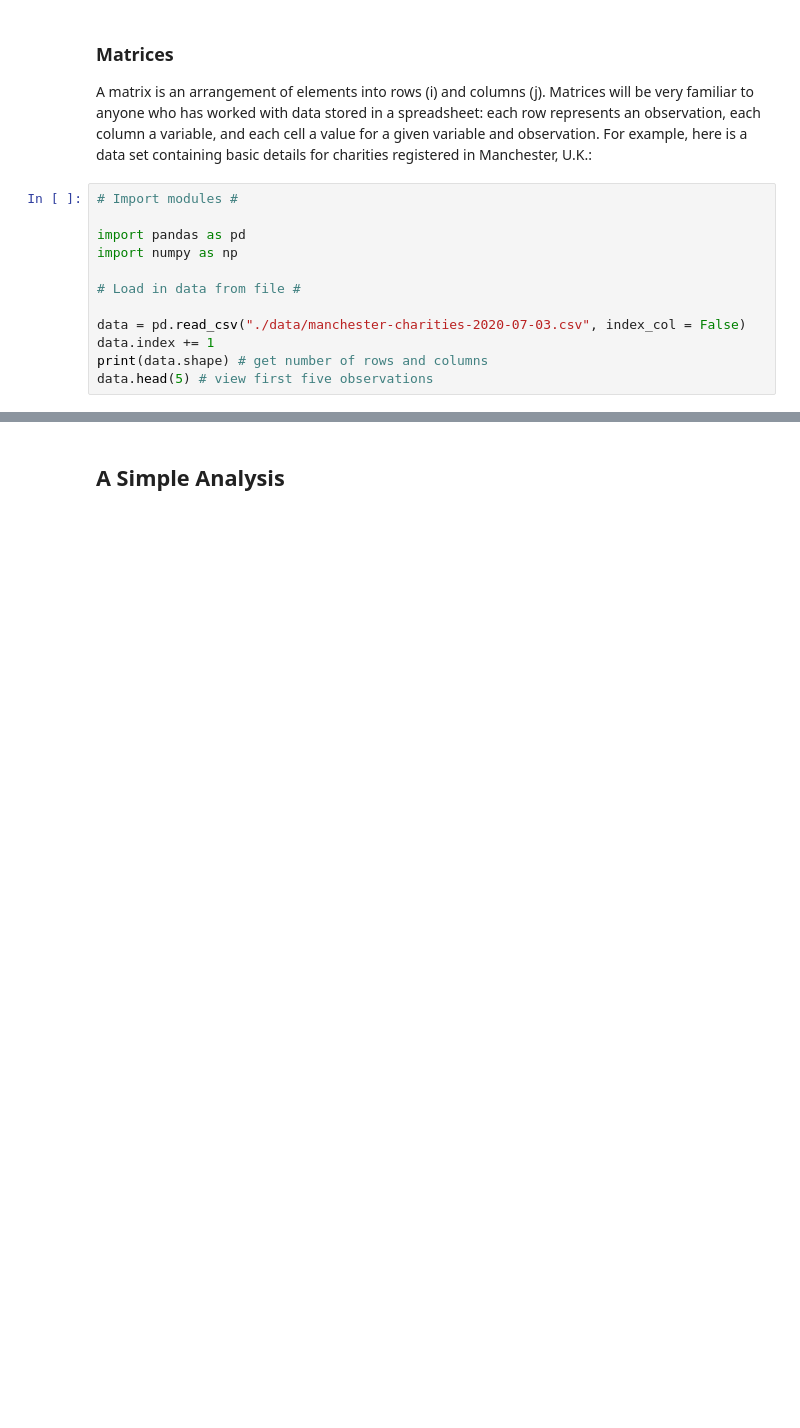
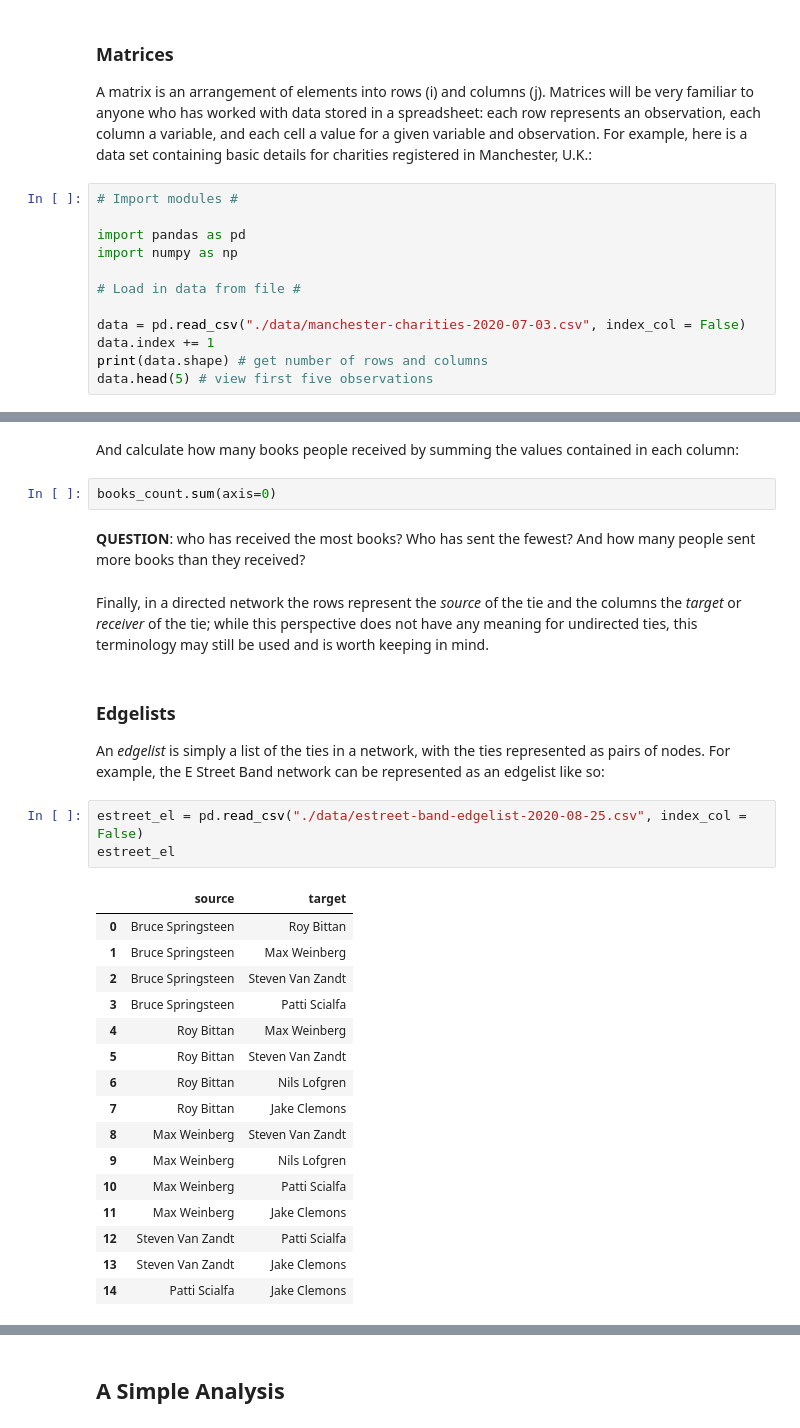
Before and after one commit to UKDataServiceOpen/social-network-analysis, a Jupyter notebook: code/ukds-sna-fundamentals-2020-09-01.ipynb, the cells around one changed output, grey strips where cells are left out. Drawn from its saved outputs; the diff is of its cells as text; blank space fills up the shorter version.

```diff
--- a/code/ukds-sna-fundamentals-2020-09-01.ipynb
+++ b/code/ukds-sna-fundamentals-2020-09-01.ipynb
@@ -327,0 +327,32 @@ Graphs are often a useful way of revealing network structure and properties, tho
+# %% [markdown]
+And calculate how many books people received by summing the values contained in each column:
+# %%
+books_count.sum(axis=0)
+# %% [markdown]
+**QUESTION**: who has received the most books? Who has sent the fewest? And how many people sent more books than they received?
+# %% [markdown]
+Finally, in a directed network the rows represent the *source* of the tie and the columns the *target* or *receiver* of the tie; while this perspective does not have any meaning for undirected ties, this terminology may still be used and is worth keeping in mind.
+# %% [markdown]
+### Edgelists
+
+An *edgelist* is simply a list of the ties in a network, with the ties represented as pairs of nodes. For example, the E Street Band network can be represented as an edgelist like so:
+# %%
+estreet_el = pd.read_csv("./data/estreet-band-edgelist-2020-08-25.csv", index_col = False)
+estreet_el
+# %% [output]
+|  | source | target |
+| 0 | Bruce Springsteen | Roy Bittan |
+| 1 | Bruce Springsteen | Max Weinberg |
+| 2 | Bruce Springsteen | Steven Van Zandt |
+| 3 | Bruce Springsteen | Patti Scialfa |
+| 4 | Roy Bittan | Max Weinberg |
+| 5 | Roy Bittan | Steven Van Zandt |
+| 6 | Roy Bittan | Nils Lofgren |
+| 7 | Roy Bittan | Jake Clemons |
+| 8 | Max Weinberg | Steven Van Zandt |
+| 9 | Max Weinberg | Nils Lofgren |
+| 10 | Max Weinberg | Patti Scialfa |
+| 11 | Max Weinberg | Jake Clemons |
+| 12 | Steven Van Zandt | Patti Scialfa |
+| 13 | Steven Van Zandt | Jake Clemons |
+| 14 | Patti Scialfa | Jake Clemons |
```
Also changed, not shown: parts of 41 cells of this notebook, 4 other files.
